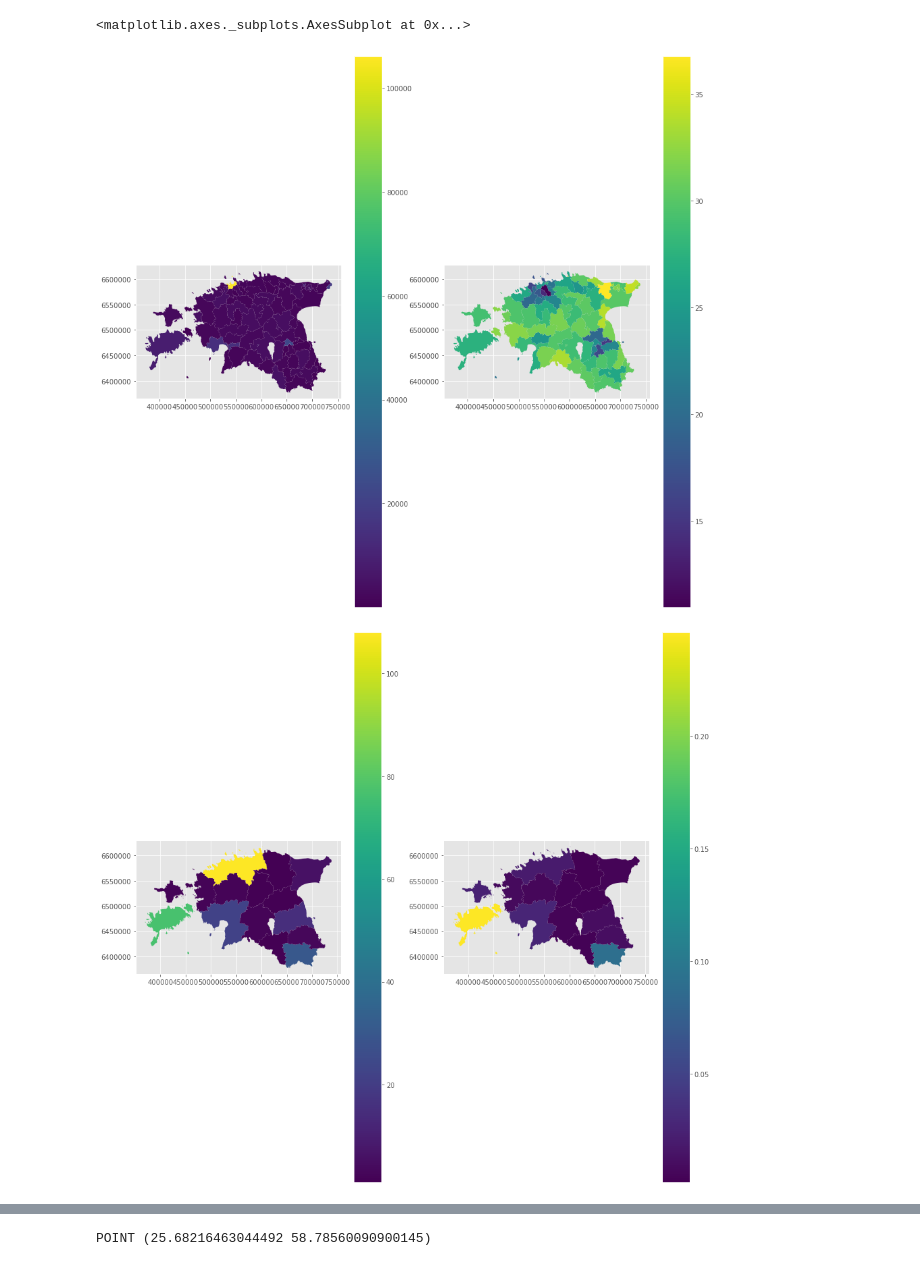
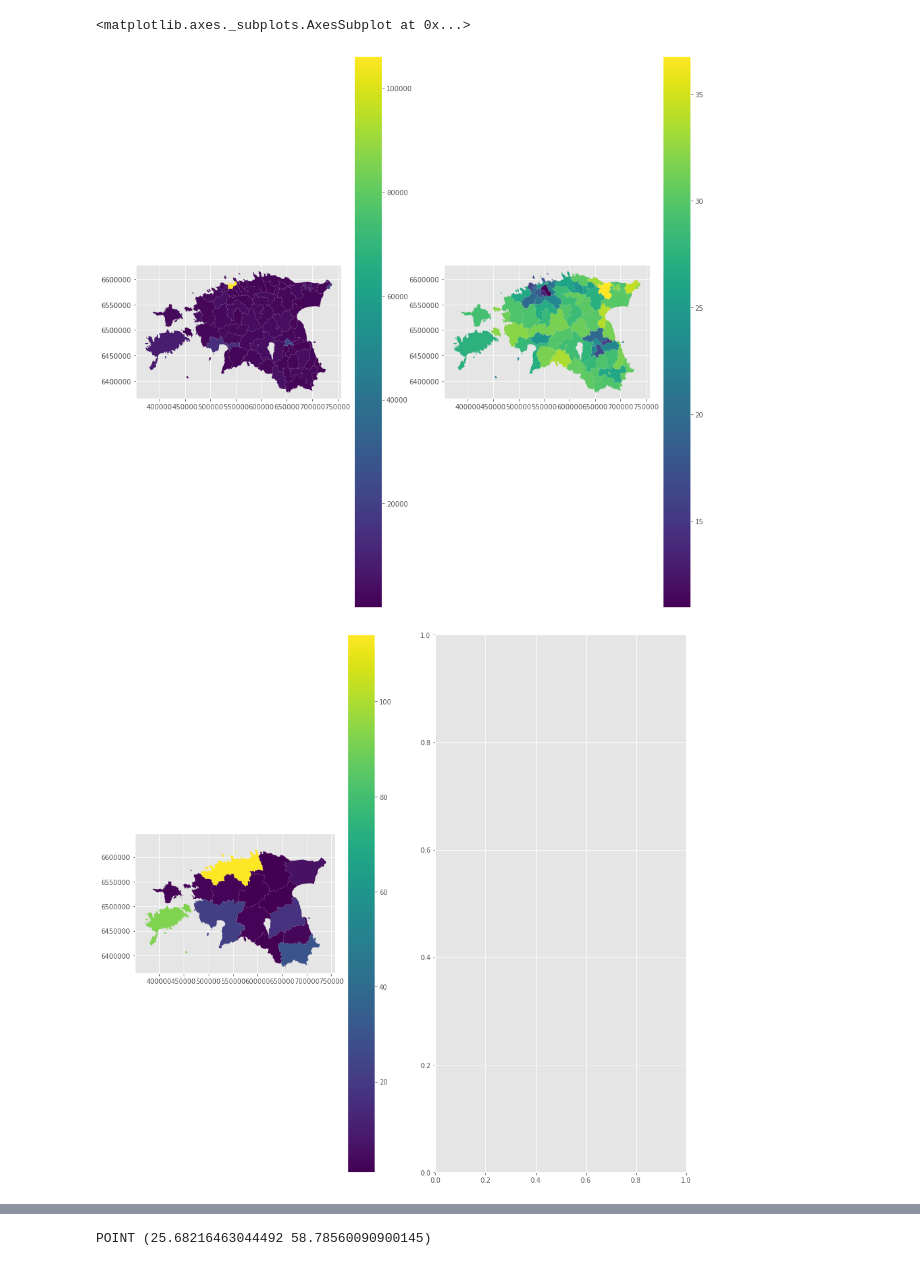
Before and after one commit to LandscapeGeoinformatics/eesti_pop60plus, a Jupyter notebook: population_webmap.ipynb, the cells around one changed output, grey strips where cells are left out. Cells and saved outputs as stored; diff of their text form; code cells hidden in the pictures.

```diff
--- a/population_webmap.ipynb
+++ b/population_webmap.ipynb
@@ -24,25 +24,25 @@ covid.sample(5)
 # %%
 import matplotlib.pyplot as plt
 %matplotlib inline
 
 plt.style.use('ggplot')
 plt.rcParams['figure.figsize'] = (15, 15)
 
 # 60_yle – 60y and older population number
 # 60yle_osak – proportion of 60y and older from the total population
 fig, (ax1, ax2) = plt.subplots(1, 2)
 
 eesti60.plot(ax=ax1, column="60_yle", legend=True)
 eesti60.plot(ax=ax2, column="60yle_osak", legend=True)
 
 fig, (ax1, ax2) = plt.subplots(1, 2)
 
-covid.plot(ax=ax1, column="covid19_03", legend=True)
-covid.plot(ax=ax2, column="co_19_03_p", legend=True)
+covid.plot(ax=ax1, column="covid20_03", legend=True)
+# covid.plot(ax=ax2, column="co_20_03_p", legend=True)
 # %% [output]
 <matplotlib.axes._subplots.AxesSubplot at 0x...>
 [figure]
-[figure, old version]
+[figure, new version]
 # %%
 print(eesti60.dtypes)
 print(eesti60.columns)
```
Also changed, not shown: parts of 4 cells of this notebook, 16 other files.
